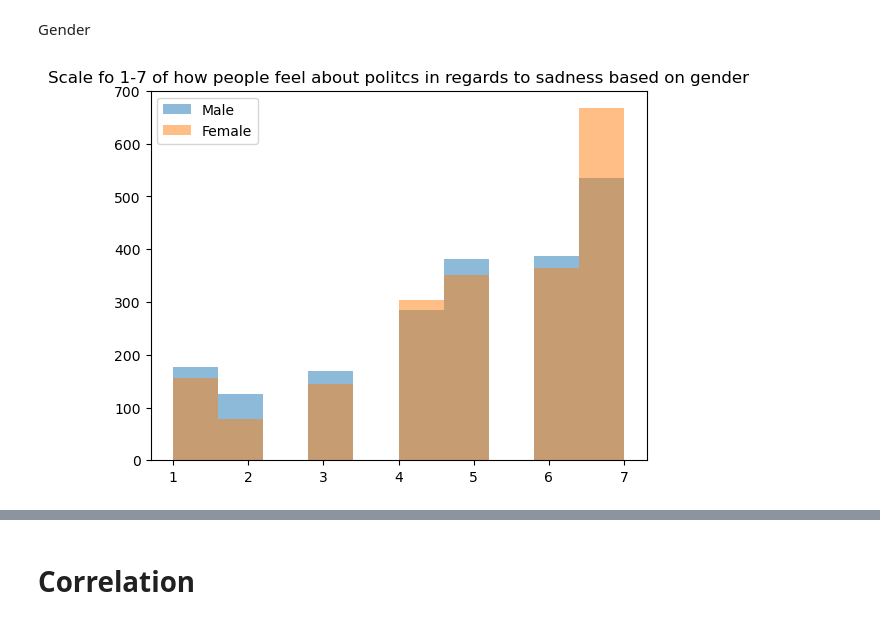
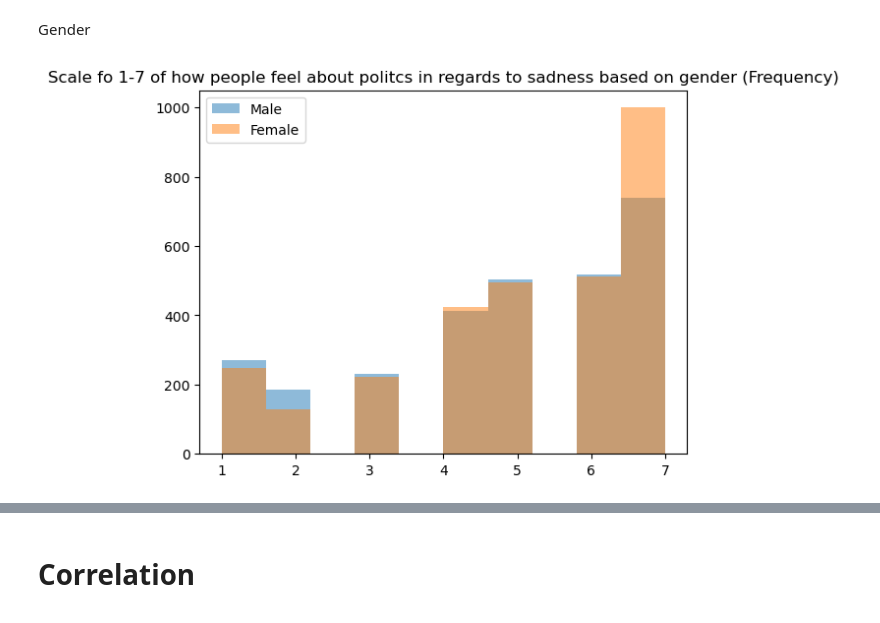
Before and after one commit to wdneff2/steur_research, a Jupyter notebook: research.ipynb, the cells around one changed output, grey strips where cells are left out. Cells and saved outputs as stored; diff of their text form; code cells hidden in the pictures.

```diff
--- a/research.ipynb
+++ b/research.ipynb
@@ -83,5 +85,5 @@ array([ 5.,  3.,  7.,  6.,  4.,  2.,  1., nan])
 # %%
-df1 = df1.dropna()
+df1 = df1.dropna(subset = research)
 df1
 # %% [output]
 |  | weight_genpop_2020Nov | cdid_2020Nov | inputstate_2020Nov | track_2020Nov | econtrend_2020Nov | ... |
@@ -525,8 +542,8 @@ Gender
 # %%
 plt.hist(df1[df1['gender_2020Sep'] == 1][research], alpha=0.5, label='Male')
 plt.hist(df1[df1['gender_2020Sep'] == 2][research], alpha=0.5, label='Female')
 plt.legend(loc='upper left')
-plt.title("Scale fo 1-7 of how people feel about politcs in regards to sadness based on gender")
+plt.title("Scale fo 1-7 of how people feel about politcs in regards to sadness based on gender (Frequency)")
 plt.show()
 # %% [output]
-[figure, old version]
+[figure, new version]
```
Also changed, not shown: parts of 59 cells of this notebook.
